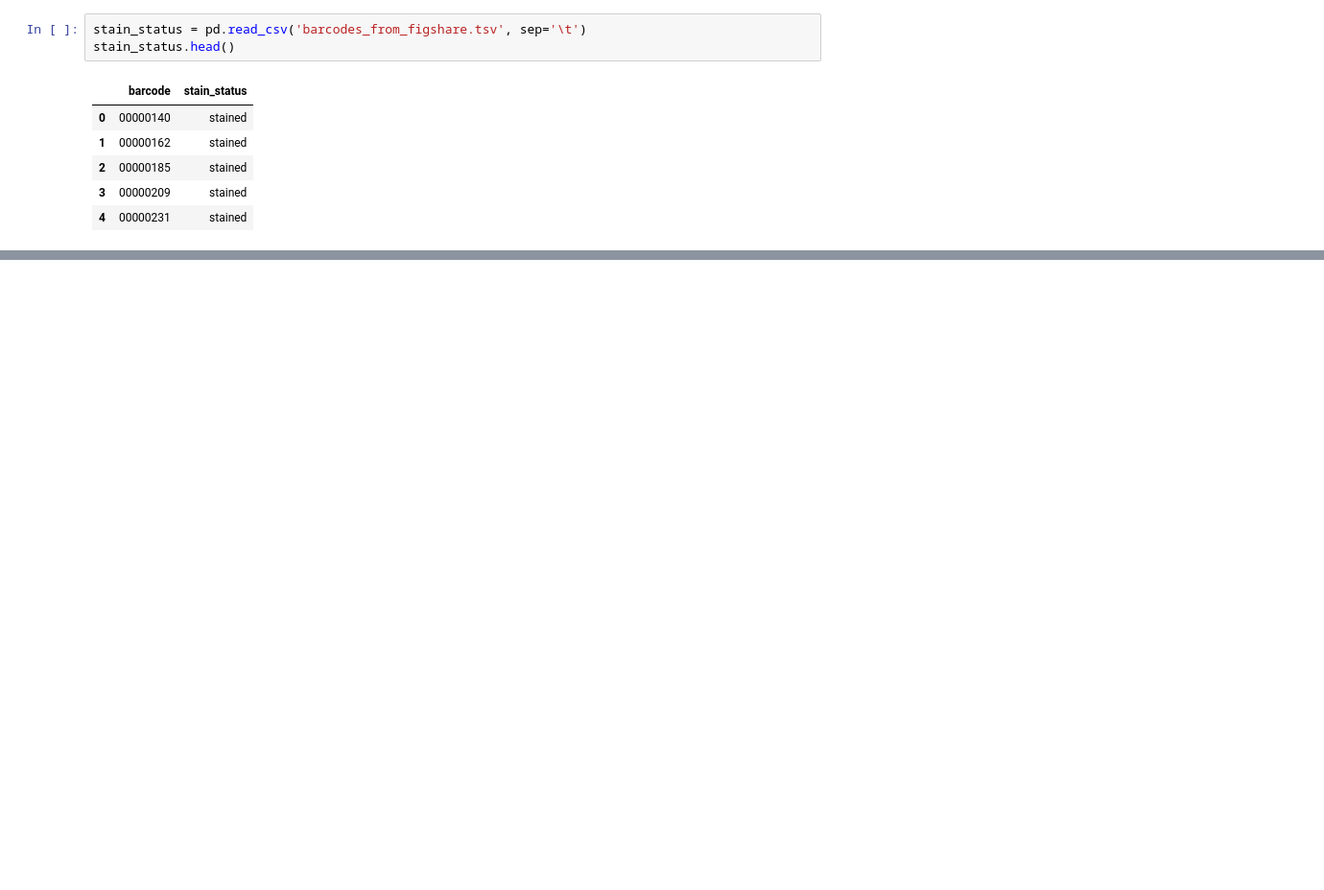
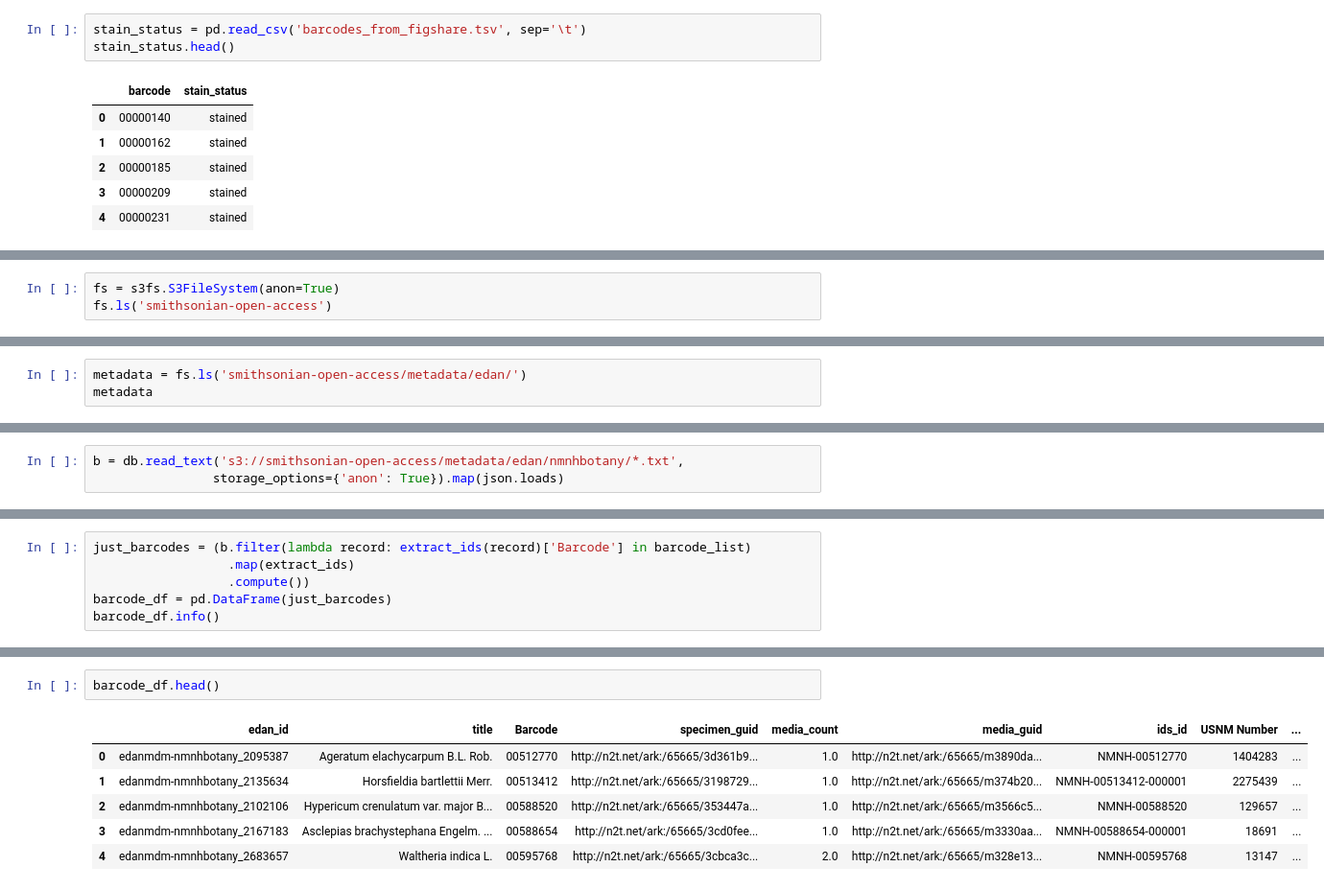
Before and after one commit to MikeTrizna/mercury_remake, a Jupyter notebook: Matching barcodes to Open Access S3.ipynb, the cells around one changed output, grey strips where cells are left out. Shown at 96% size. Drawn from its saved outputs; the diff is of its cells as text; blank space fills up the shorter version.

```diff
--- a/Matching barcodes to Open Access S3.ipynb
+++ b/Matching barcodes to Open Access S3.ipynb
@@ -12,0 +30,3 @@ stain_status.head()
+# %%
+fs = s3fs.S3FileSystem(anon=True)
+fs.ls('smithsonian-open-access')
@@ -12,0 +35,3 @@ stain_status.head()
+# %%
+metadata = fs.ls('smithsonian-open-access/metadata/edan/')
+metadata
@@ -12,0 +56,3 @@ stain_status.head()
+# %%
+b = db.read_text('s3://smithsonian-open-access/metadata/edan/nmnhbotany/*.txt',
+                storage_options={'anon': True}).map(json.loads)
@@ -12,0 +121,6 @@ stain_status.head()
+# %%
+just_barcodes = (b.filter(lambda record: extract_ids(record)['Barcode'] in barcode_list)
+                  .map(extract_ids)
+                  .compute())
+barcode_df = pd.DataFrame(just_barcodes)
+barcode_df.info()
@@ -12,0 +144,9 @@ stain_status.head()
+# %%
+barcode_df.head()
+# %% [output]
+|  | edan_id | title | Barcode | specimen_guid | media_count | media_guid | ids_id | USNM Number | ... |
+| 0 | edanmdm-nmnhbotany_2095387 | Ageratum elachycarpum B.L. Rob. | 00512770 | http://n2t.net/ark:/65665/3d361b9... | 1.0 | http://n2t.net/ark:/65665/m3890da... | NMNH-00512770 | 1404283 | ... |
+| 1 | edanmdm-nmnhbotany_2135634 | Horsfieldia bartlettii Merr. | 00513412 | http://n2t.net/ark:/65665/3198729... | 1.0 | http://n2t.net/ark:/65665/m374b20... | NMNH-00513412-000001 | 2275439 | ... |
+| 2 | edanmdm-nmnhbotany_2102106 | Hypericum crenulatum var. major B... | 00588520 | http://n2t.net/ark:/65665/353447a... | 1.0 | http://n2t.net/ark:/65665/m3566c5... | NMNH-00588520 | 129657 | ... |
+| 3 | edanmdm-nmnhbotany_2167183 | Asclepias brachystephana Engelm. ... | 00588654 | http://n2t.net/ark:/65665/3cd0fee... | 1.0 | http://n2t.net/ark:/65665/m3330aa... | NMNH-00588654-000001 | 18691 | ... |
+| 4 | edanmdm-nmnhbotany_2683657 | Waltheria indica L. | 00595768 | http://n2t.net/ark:/65665/3cbca3c... | 2.0 | http://n2t.net/ark:/65665/m328e13... | NMNH-00595768 | 13147 | ... |
```
Also changed, not shown: parts of 18 cells of this notebook.
